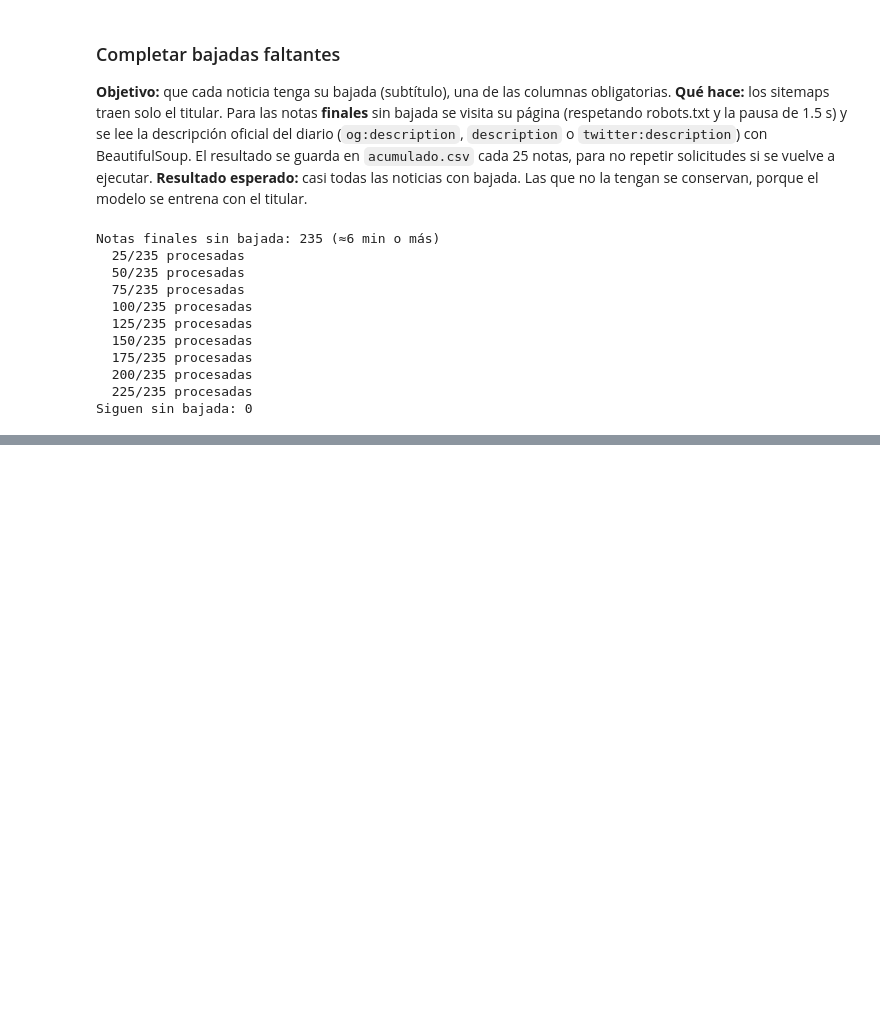
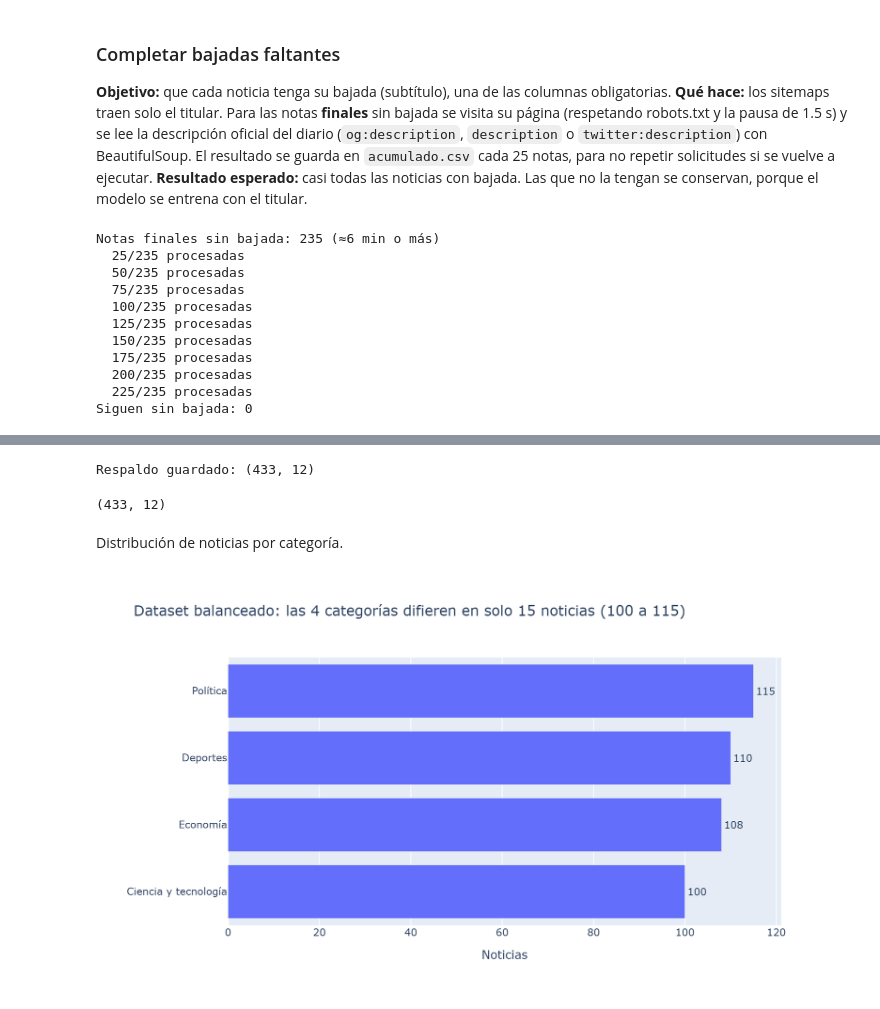
Before and after one commit to ValMur123/python_intermedio, a Jupyter notebook: tarea_1/01_recoleccion.ipynb, the cells around one changed output, grey strips where cells are left out. Drawn from its saved outputs; the diff is of its cells as text; code cells hidden in the pictures; blank space fills up the shorter version.

```diff
--- a/tarea_1/01_recoleccion.ipynb
+++ b/tarea_1/01_recoleccion.ipynb
@@ -530,0 +577,48 @@ Siguen sin bajada: 0
+# %%
+#Se realizo un restart por lo que se realizó un respaldo.
+df.to_pickle(os.path.join(DIR_RAW, "df_respaldo.pkl"))       # foto exacta de df en este momento
+df_desc.to_pickle(os.path.join(DIR_RAW, "desc_respaldo.pkl"))
+print("Respaldo guardado:", df.shape)
+# %% [output]
+Respaldo guardado: (433, 12)
+# %%
+   #Recuperacion
+   df = pd.read_pickle(os.path.join(DIR_RAW, "df_respaldo.pkl"))
+   df_desc = pd.read_pickle(os.path.join(DIR_RAW, "desc_respaldo.pkl"))
+   df.shape
+# %% [output]
+(433, 12)
+# %% [markdown]
+Distribución de noticias por categoría.
+# %%
+import plotly.express as px
+from IPython.display import Image, display
+os.makedirs("figuras", exist_ok=True)
+
+def mostrar(fig, nombre):
+    """Muestra el gráfico y lo guarda en HTML y PNG (el PNG requiere kaleido)."""
+    fig.show()
+    try:
+        fig.write_html(f"figuras/{nombre}.html")
+        fig.write_image(f"figuras/{nombre}.png", width=900, height=500, scale=2)
+        display(Image(f"figuras/{nombre}.png", width=900))
+    except Exception as e:
+        print("No se pudo exportar el PNG (revisa kaleido):", type(e).__name__)
+
+ETIQ = {"politica": "Política", "economia": "Economía", "deportes": "Deportes",
+        "ciencia_tecnologia": "Ciencia y tecnología"}
+df["categoria"] = df["etiqueta"].map(ETIQ)          # nombres bonitos para los gráficos
+df["largo_titular"] = df["titular"].str.len()       # número de caracteres del titular
+# %%
+cnt = df["categoria"].value_counts()
+dif = cnt.max() - cnt.min()
+titulo1 = (f"Dataset balanceado: las 4 categorías difieren en solo {dif} noticias ({cnt.min()} a {cnt.max()})"
+           if dif <= 0.15 * cnt.max() else
+           f"{cnt.idxmax()} domina con {cnt.max()} noticias; {cnt.idxmin()} tiene solo {cnt.min()}")
+
+fig1 = px.bar(cnt.sort_values().reset_index(), x="count", y="categoria", orientation="h",
+              text_auto=True, title=titulo1, labels={"count": "Noticias", "categoria": ""})
+fig1.update_traces(textposition="outside", cliponaxis=False)
+mostrar(fig1, "01_distribucion_categorias")
+# %% [output]
+[figure, added]
```
Also changed, not shown: parts of 8 cells of this notebook, 8 other files.
